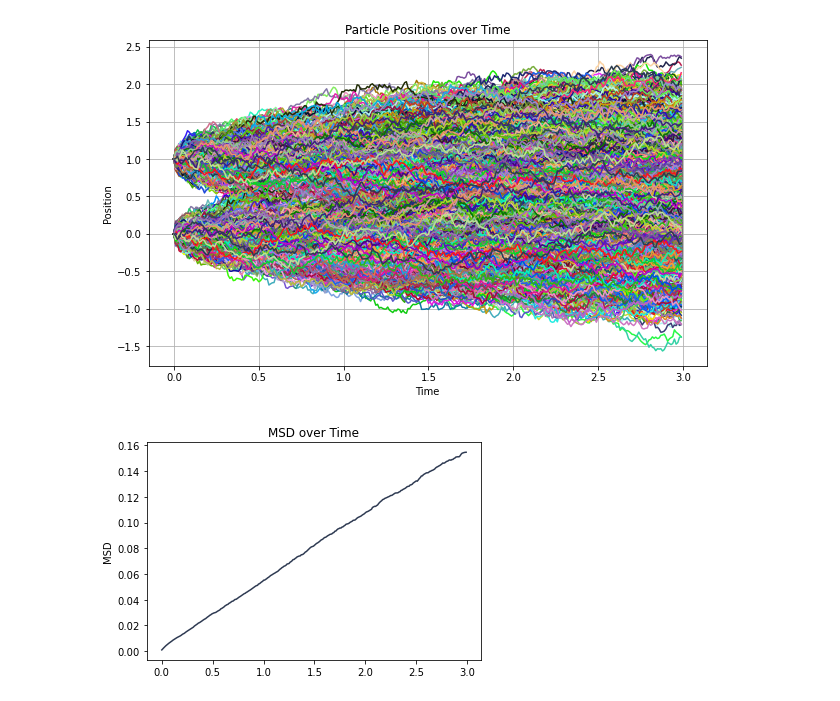
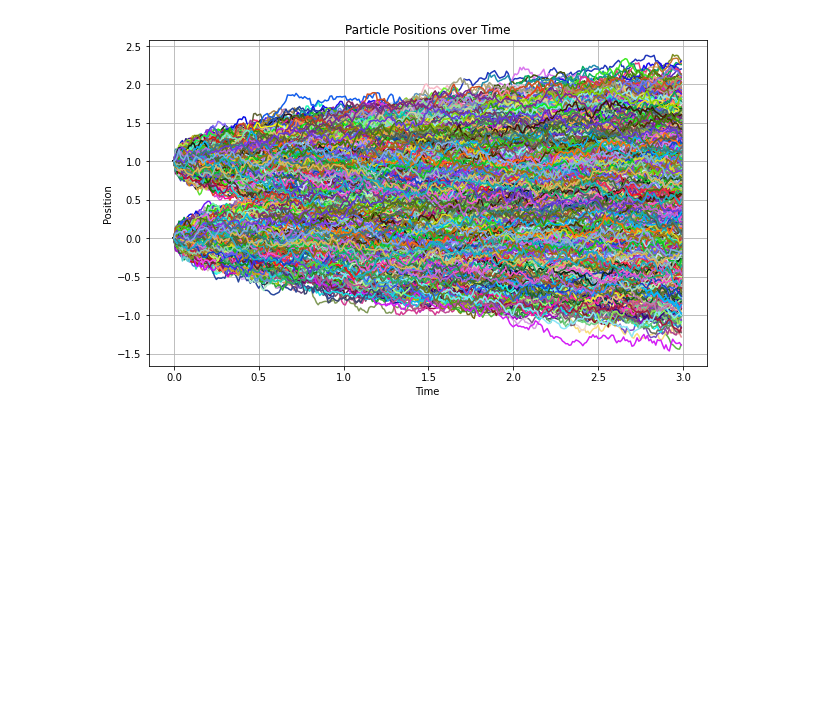
Before and after one commit to Daniele95/LSN, a Jupyter notebook: Brownian particles.ipynb, the cells around one changed output. Saved outputs shown, nothing was run; the diff lists cells and outputs as text; code cells hidden in the pictures; blank space fills up the shorter version.

Commit message:
brownian particles

```diff
--- a/Brownian particles.ipynb
+++ b/Brownian particles.ipynb
@@ -28,38 +28,37 @@ for j in range(N_trajectories):
 
         f1 = np.random.normal(0, np.sqrt(2 * gamma * T / dt))/10.
         f2 = np.random.normal(0, np.sqrt(2 * gamma * T / dt))/10.
 
         f_spring = -k * (x2 - x1-distance)
 
         x1 += (-f_spring + f1) * dt / gamma
         x2 += (f_spring + f2) * dt / gamma
 
         positions1[i] = x1
         positions2[i] = x2
 
         MSD1[i,j] = x1**2
 
     positions1[0] = 0
     positions2[0] = 1
     col=np.random.rand(3)
     plt.plot(np.arange(num_steps) * dt, positions1, color=col, label='Particle 1')
     plt.plot(np.arange(num_steps) * dt, positions2,color=col, label='Particle 2')
 
     plt.xlabel('Time')
 
 plt.ylabel('Position')
 plt.title('Particle Positions over Time')
 plt.grid(True)
 plt.savefig('traiettorie.pdf')
 plt.show()
 
 #plt.ylabel('MSD')
-plt.title('MSD over Time')
-plt.plot(np.arange(num_steps) * dt, np.mean(MSD1, axis=1), color=col, label='Particle 1')
-plt.show()
+#plt.title('MSD over Time')
+#plt.plot(np.arange(num_steps) * dt, np.mean(MSD1, axis=1), color=col, label='Particle 1')
+#plt.show()
 # %% [output]
-[figure, old version]
+[figure, new version]
-[figure, removed]
 # %%
 import numpy as np
 from scipy.optimize import curve_fit
```
Also changed, not shown: parts of 1 cell of this notebook, 1 other file.
